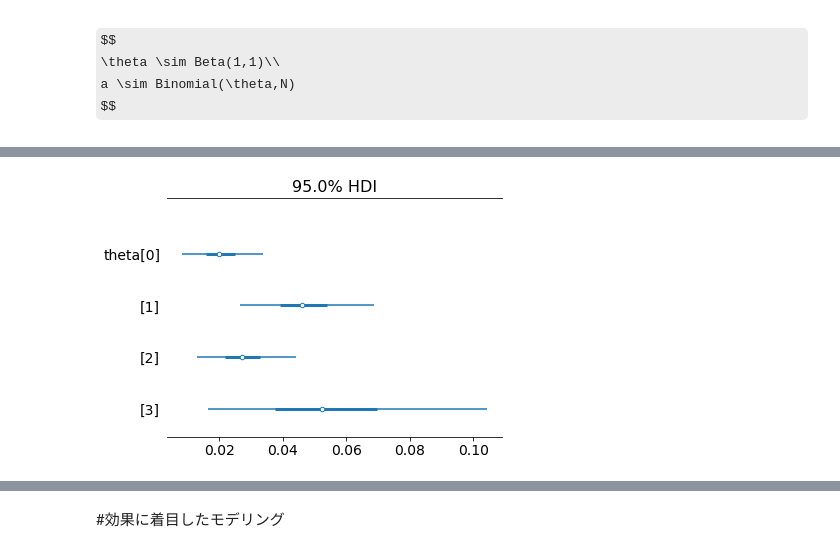
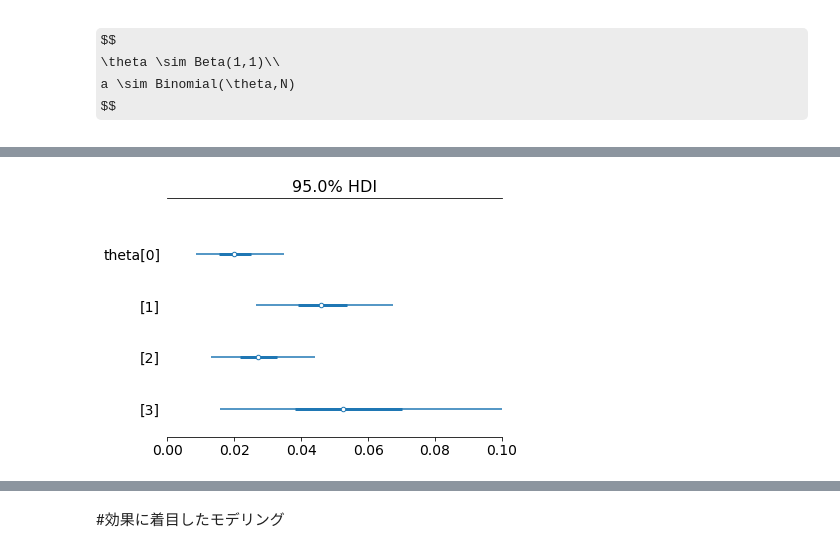
Before and after one commit to taikicoco/machine_learning, a Jupyter notebook: Bayes/組み合わせを考慮した統計モデル.ipynb, the cells around one changed output, grey strips where cells are left out. Saved outputs shown, nothing was run; the diff lists cells and outputs as text; code cells hidden in the pictures; some formulas as TeX source.

```diff
--- a/Bayes/組み合わせを考慮した統計モデル.ipynb
+++ b/Bayes/組み合わせを考慮した統計モデル.ipynb
@@ -35,7 +35,9 @@ Sampling 2 chains for 1_000 tune and 5_000 draw iterations (2_000 + 10_000 draws
 # %%
 with model:
   pm.forestplot(trace,combined=True,hdi_prob=0.95)
+  plt.xlim(0,0.1)
+  plt.show()
 pm.model_to_graphviz(model)
 # %% [output]
+[figure, new version]
 [drawing not drawn]
-[figure, old version]
```
Also changed, not shown: parts of 32 cells of this notebook.
